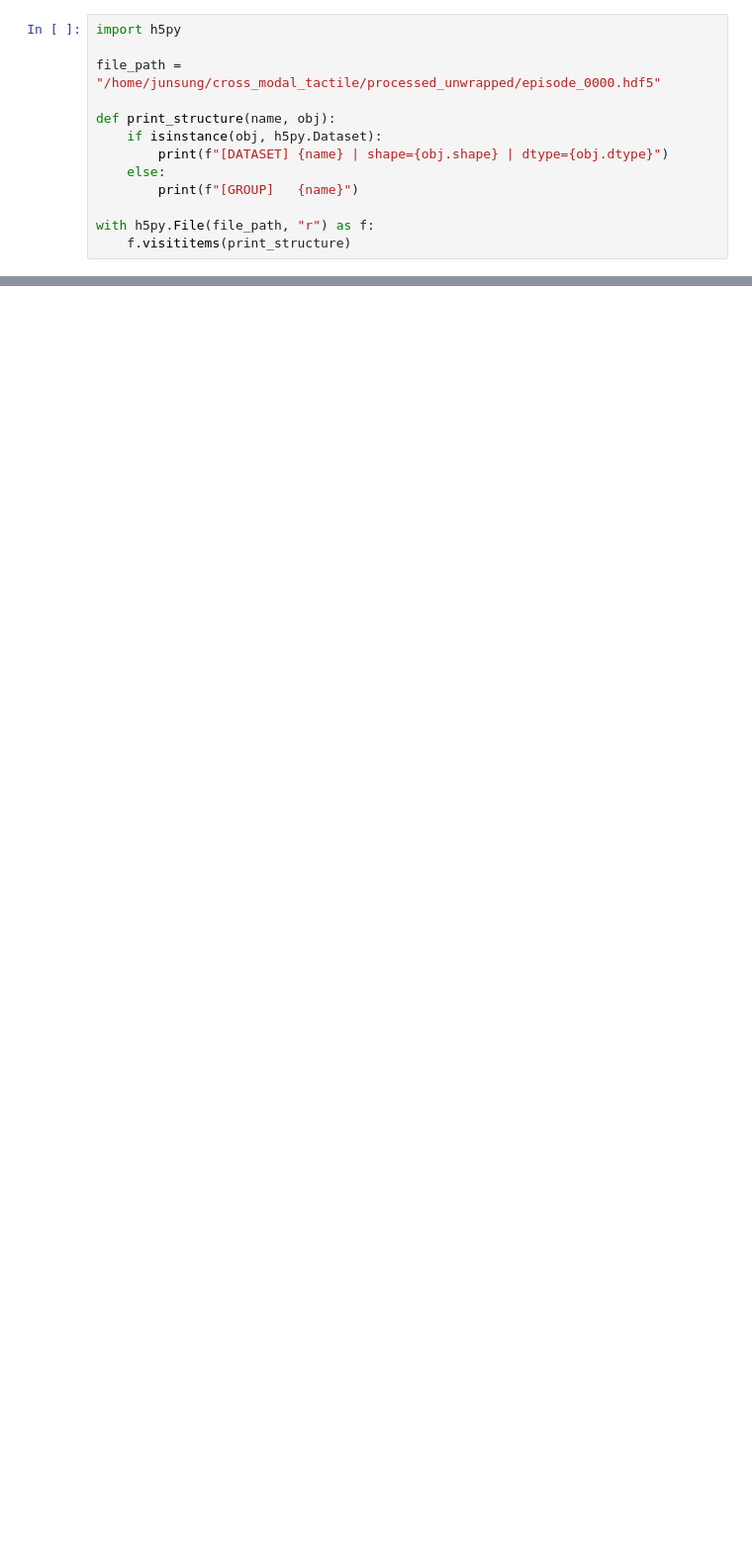
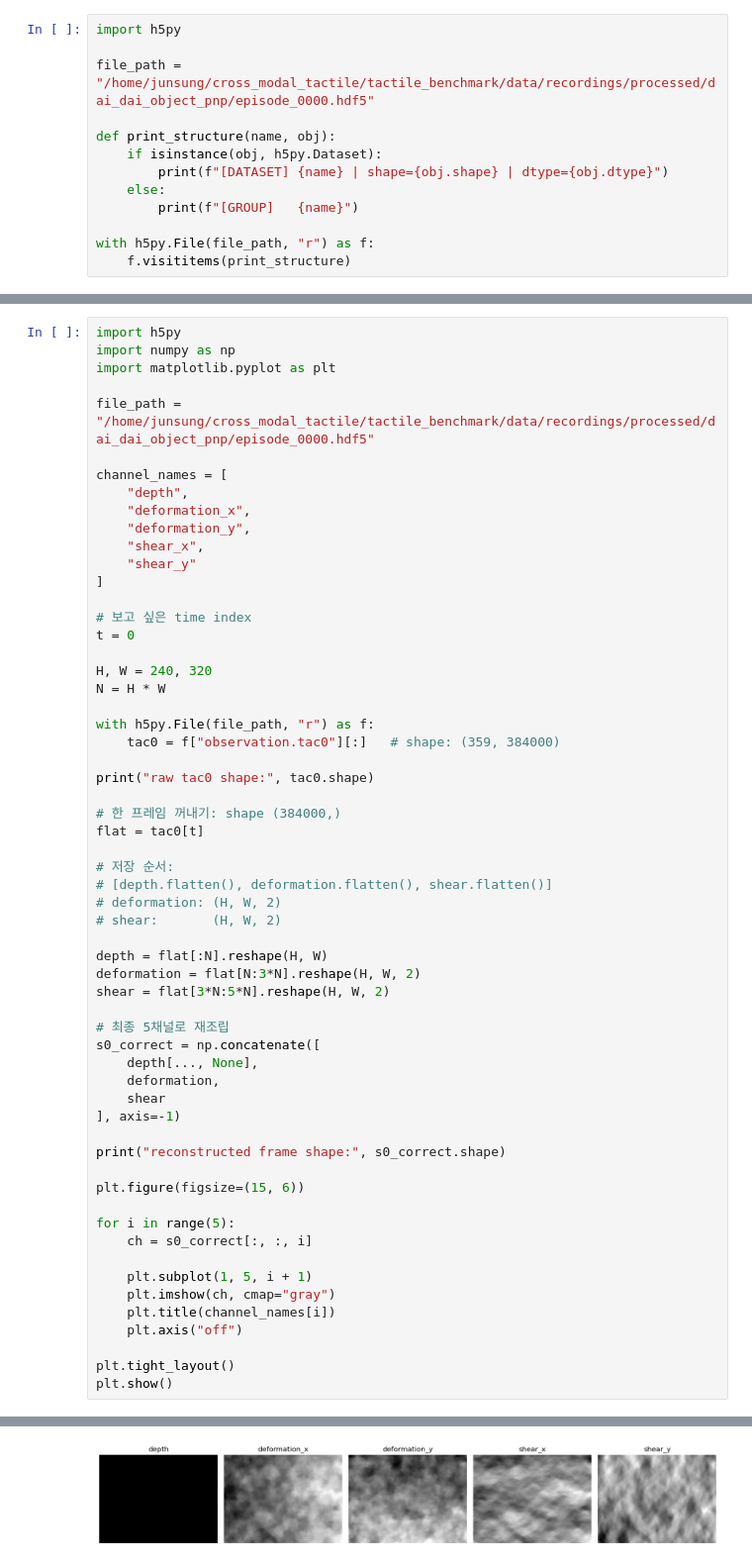
Before and after one commit to jnsungp/TactX, a Jupyter notebook: check_data.ipynb, the cells around one changed output, grey strips where cells are left out. Shown at 99% size. Cells and saved outputs as stored; diff of their text form; blank space fills up the shorter version.

Commit message:
Add reconstruction-based cross-modal tactile learning

```diff
--- a/check_data.ipynb
+++ b/check_data.ipynb
@@ -1,7 +1,7 @@
 # %%
 import h5py
 
-file_path = "/home/junsung/cross_modal_tactile/processed_unwrapped/episode_0000.hdf5"
+file_path = "/home/junsung/cross_modal_tactile/tactile_benchmark/data/recordings/processed/dai_dai_object_pnp/episode_0000.hdf5"
 
 def print_structure(name, obj):
     if isinstance(obj, h5py.Dataset):
@@ -15,0 +23,60 @@ FileNotFoundError: [Errno 2] Unable to synchronously open file (unable to open f
+# %%
+import h5py
+import numpy as np
+import matplotlib.pyplot as plt
+
+file_path = "/home/junsung/cross_modal_tactile/tactile_benchmark/data/recordings/processed/dai_dai_object_pnp/episode_0000.hdf5"
+
+channel_names = [
+    "depth",
+    "deformation_x",
+    "deformation_y",
+    "shear_x",
+    "shear_y"
+]
+
+# 보고 싶은 time index
+t = 0
+
+H, W = 240, 320
+N = H * W
+
+with h5py.File(file_path, "r") as f:
+    tac0 = f["observation.tac0"][:]   # shape: (359, 384000)
+
+print("raw tac0 shape:", tac0.shape)
+
+# 한 프레임 꺼내기: shape (384000,)
+flat = tac0[t]
+
+# 저장 순서:
+# [depth.flatten(), deformation.flatten(), shear.flatten()]
+# deformation: (H, W, 2)
+# shear:       (H, W, 2)
+
+depth = flat[:N].reshape(H, W)
+deformation = flat[N:3*N].reshape(H, W, 2)
+shear = flat[3*N:5*N].reshape(H, W, 2)
+
+# 최종 5채널로 재조립
+s0_correct = np.concatenate([
+    depth[..., None],
+    deformation,
+    shear
+], axis=-1)
+
+print("reconstructed frame shape:", s0_correct.shape)
+
+plt.figure(figsize=(15, 6))
+
+for i in range(5):
+    ch = s0_correct[:, :, i]
+
+    plt.subplot(1, 5, i + 1)
+    plt.imshow(ch, cmap="gray")
+    plt.title(channel_names[i])
+    plt.axis("off")
+
+plt.tight_layout()
+plt.show()
+# %% [output]
@@ -15,0 +85 @@ FileNotFoundError: [Errno 2] Unable to synchronously open file (unable to open f
+[figure, added]
```
Also changed, not shown: parts of 4 cells of this notebook, 41 other files.
